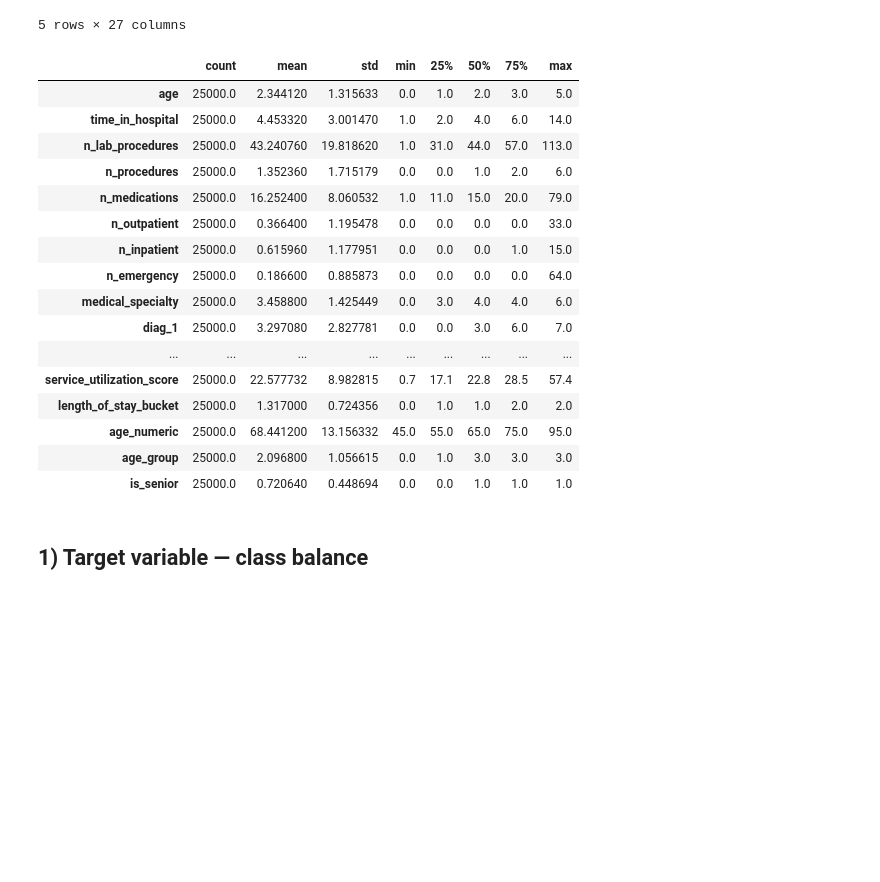
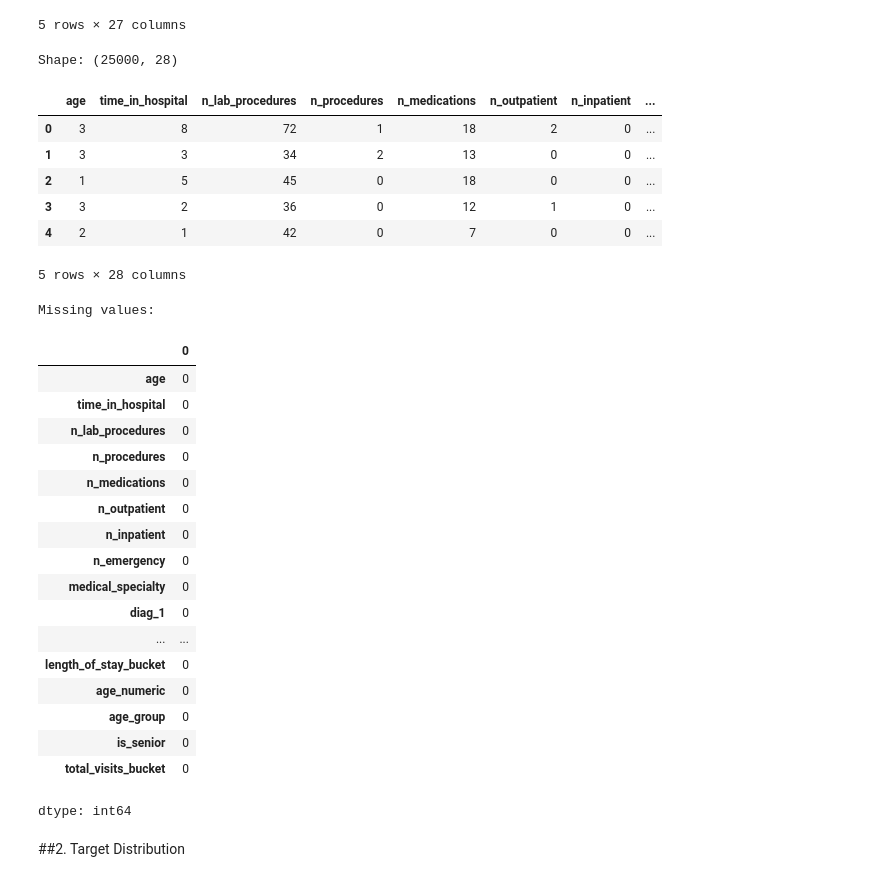
Before and after one commit to pushkar-bit/Section-E_G-19_Healthcare-Patient-Readmission-Intelligence, a Jupyter notebook: notebooks/03_eda.ipynb, the cells around one changed output. Drawn from its saved outputs; the diff is of its cells as text; code cells hidden in the pictures; blank space fills up the shorter version.

```diff
--- a/notebooks/03_eda.ipynb
+++ b/notebooks/03_eda.ipynb
@@ -34,27 +26,40 @@ df.head()
 | 3 | 3 | 2 | 36 | 0 | 12 | 1 | 0 | ... |
 | 4 | 2 | 1 | 42 | 0 | 7 | 0 | 0 | ... |
 5 rows × 27 columns
-# %%
-df.describe(include='all').T
-# %% [output]
-|  | count | mean | std | min | 25% | 50% | 75% | max |
-| age | 25000.0 | 2.344120 | 1.315633 | 0.0 | 1.0 | 2.0 | 3.0 | 5.0 |
-| time_in_hospital | 25000.0 | 4.453320 | 3.001470 | 1.0 | 2.0 | 4.0 | 6.0 | 14.0 |
-| n_lab_procedures | 25000.0 | 43.240760 | 19.818620 | 1.0 | 31.0 | 44.0 | 57.0 | 113.0 |
-| n_procedures | 25000.0 | 1.352360 | 1.715179 | 0.0 | 0.0 | 1.0 | 2.0 | 6.0 |
-| n_medications | 25000.0 | 16.252400 | 8.060532 | 1.0 | 11.0 | 15.0 | 20.0 | 79.0 |
-| n_outpatient | 25000.0 | 0.366400 | 1.195478 | 0.0 | 0.0 | 0.0 | 0.0 | 33.0 |
-| n_inpatient | 25000.0 | 0.615960 | 1.177951 | 0.0 | 0.0 | 0.0 | 1.0 | 15.0 |
-| n_emergency | 25000.0 | 0.186600 | 0.885873 | 0.0 | 0.0 | 0.0 | 0.0 | 64.0 |
-| medical_specialty | 25000.0 | 3.458800 | 1.425449 | 0.0 | 3.0 | 4.0 | 4.0 | 6.0 |
-| diag_1 | 25000.0 | 3.297080 | 2.827781 | 0.0 | 0.0 | 3.0 | 6.0 | 7.0 |
-| ... | ... | ... | ... | ... | ... | ... | ... | ... |
-| service_utilization_score | 25000.0 | 22.577732 | 8.982815 | 0.7 | 17.1 | 22.8 | 28.5 | 57.4 |
-| length_of_stay_bucket | 25000.0 | 1.317000 | 0.724356 | 0.0 | 1.0 | 1.0 | 2.0 | 2.0 |
-| age_numeric | 25000.0 | 68.441200 | 13.156332 | 45.0 | 55.0 | 65.0 | 75.0 | 95.0 |
-| age_group | 25000.0 | 2.096800 | 1.056615 | 0.0 | 1.0 | 3.0 | 3.0 | 3.0 |
-| is_senior | 25000.0 | 0.720640 | 0.448694 | 0.0 | 0.0 | 1.0 | 1.0 | 1.0 |
 # %%
 # Replace the example columns below with project-specific columns.
 # sns.histplot(data=df, x='numeric_column')
 # plt.show()
+print("Shape:", df.shape)
+display(df.head())
+
+print("\nMissing values:")
+display(df.isnull().sum())
+# %% [output]
+Shape: (25000, 28)
+|  | age | time_in_hospital | n_lab_procedures | n_procedures | n_medications | n_outpatient | n_inpatient | ... |
+| 0 | 3 | 8 | 72 | 1 | 18 | 2 | 0 | ... |
+| 1 | 3 | 3 | 34 | 2 | 13 | 0 | 0 | ... |
+| 2 | 1 | 5 | 45 | 0 | 18 | 0 | 0 | ... |
+| 3 | 3 | 2 | 36 | 0 | 12 | 1 | 0 | ... |
+| 4 | 2 | 1 | 42 | 0 | 7 | 0 | 0 | ... |
+5 rows × 28 columns
+Missing values:
+|  | 0 |
+| age | 0 |
+| time_in_hospital | 0 |
+| n_lab_procedures | 0 |
+| n_procedures | 0 |
+| n_medications | 0 |
+| n_outpatient | 0 |
+| n_inpatient | 0 |
+| n_emergency | 0 |
+| medical_specialty | 0 |
+| diag_1 | 0 |
+| ... | ... |
+| length_of_stay_bucket | 0 |
+| age_numeric | 0 |
+| age_group | 0 |
+| is_senior | 0 |
+| total_visits_bucket | 0 |
+dtype: int64
@@ -61,3 +68,3 @@ df.describe(include='all').T
 # %% [markdown]
-## 1) Target variable — class balance
+##2. Target Distribution
 # %%
```
Also changed, not shown: parts of 29 cells of this notebook, 2 other files.
